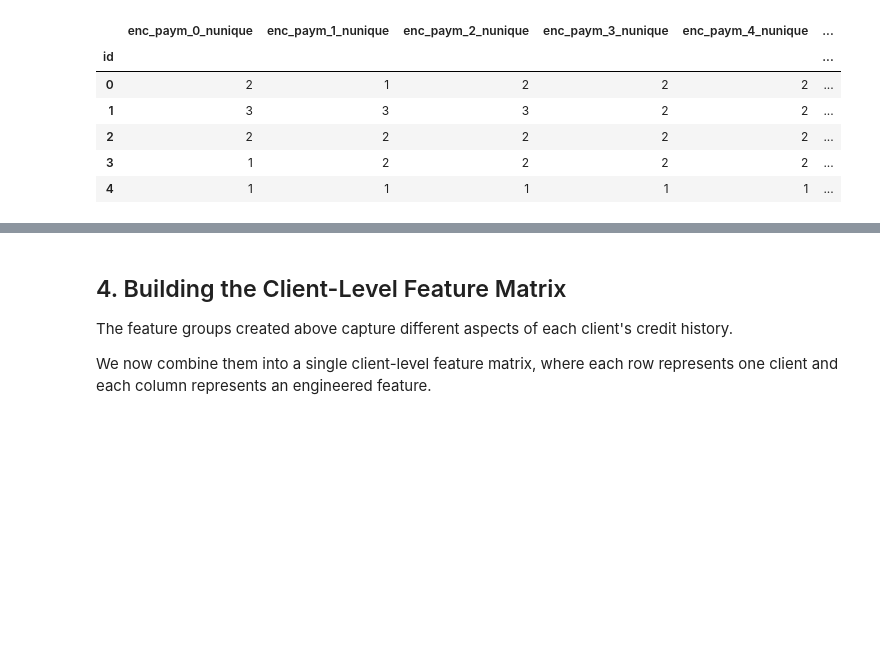
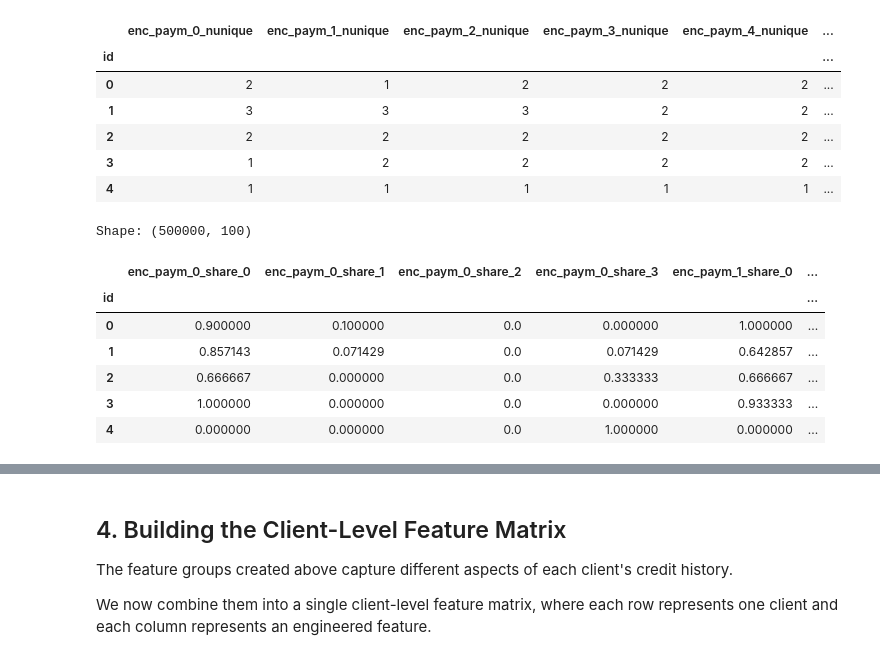
Before and after one commit to cerebrista9/credit-default-prediction, a Jupyter notebook: notebooks/02_feature_engineering.ipynb, the cells around one changed output, grey strips where cells are left out. Saved outputs shown, nothing was run; the diff lists cells and outputs as text; code cells hidden in the pictures; blank space fills up the shorter version.

```diff
--- a/notebooks/02_feature_engineering.ipynb
+++ b/notebooks/02_feature_engineering.ipynb
@@ -237,6 +239,20 @@ Shape: (500000, 26)
 | 2 | 1 | 0 | 0 | 0 | ... |
 | 3 | 1 | 1 | 1 | 1 | ... |
 | 4 | 1 | 1 | 1 | 1 | ... |
+# %%
+def create_distribution_features(df: pd.DataFrame, columns: list[str]) -> pd.DataFrame:
+    feature_frames = []
+
+    for column in columns:
+        distribution = pd.crosstab(index=df["id"],
+                                   columns=df[column],
+                                  normalize="index")
+
+        distribution.columns = [f"{column}_share_{category}" for category in distribution.columns]
+
+        feature_frames.append(distribution)
+
+    return pd.concat(feature_frames, axis=1)
 # %% [markdown]
 ### 3.4 Categorical Credit History Features
 
@@ -381,3 +411,18 @@ Shape: (500000, 25)
 | 2 | 2 | 2 | 2 | 2 | 2 | ... |
 | 3 | 1 | 2 | 2 | 2 | 2 | ... |
 | 4 | 1 | 1 | 1 | 1 | 1 | ... |
+# %%
+payment_distribution_features = create_distribution_features(df, payment_cols)
+
+print(f"Shape: {payment_distribution_features.shape}")
+
+payment_distribution_features.head()
+# %% [output]
+Shape: (500000, 100)
+|  | enc_paym_0_share_0 | enc_paym_0_share_1 | enc_paym_0_share_2 | enc_paym_0_share_3 | enc_paym_1_share_0 | ... |
+| id |  |  |  |  |  | ... |
+| 0 | 0.900000 | 0.100000 | 0.0 | 0.000000 | 1.000000 | ... |
+| 1 | 0.857143 | 0.071429 | 0.0 | 0.071429 | 0.642857 | ... |
+| 2 | 0.666667 | 0.000000 | 0.0 | 0.333333 | 0.666667 | ... |
+| 3 | 1.000000 | 0.000000 | 0.0 | 0.000000 | 0.933333 | ... |
+| 4 | 0.000000 | 0.000000 | 0.0 | 1.000000 | 0.000000 | ... |
```
Also changed, not shown: parts of 27 cells of this notebook.
